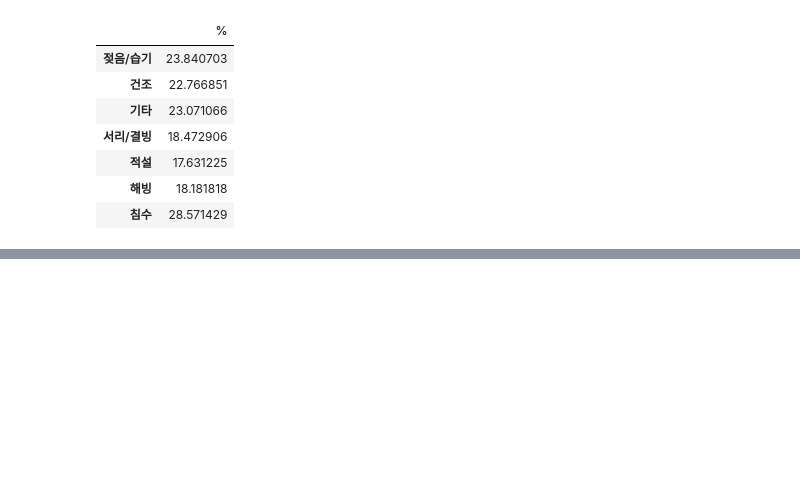
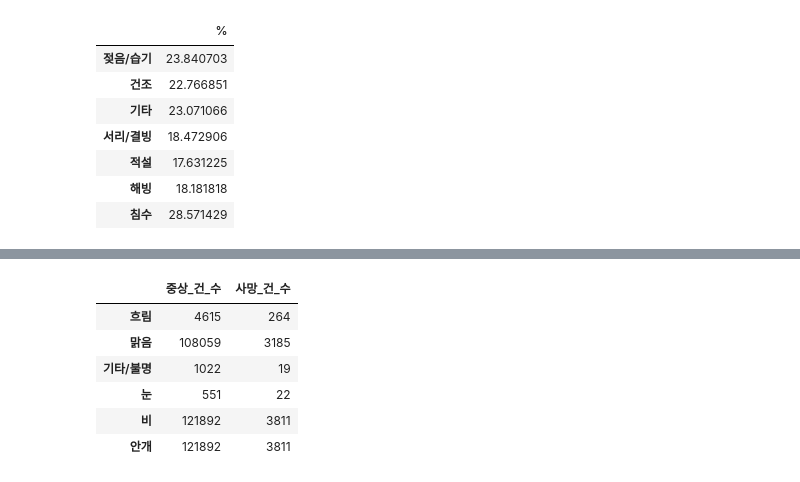
Before and after one commit to jwchoi179/SSU_BDPL_Data_Analysis, a Jupyter notebook: Data_Analysis.ipynb, the cells around one changed output, grey strips where cells are left out. Drawn from its saved outputs; the diff is of its cells as text; code cells hidden in the pictures; blank space fills up the shorter version.

Commit message:
기상상태 업데이트

```diff
--- a/Data_Analysis.ipynb
+++ b/Data_Analysis.ipynb
@@ -419,0 +455,9 @@ cloudy =
+# %%
+rain = cases[cases.기상상태 == '비']
+rain_mid = cases[cases.피해자신체상해정도 == '중상']
+rain_dead = cases[cases.피해자신체상해정도 == '사망']
+
+climate_mid.append(len(rain_mid))
+climate_dead.append(len(rain_dead))
+
+climate_status_cases.append(len(rain))
@@ -419,0 +468,9 @@ cloudy =
+# %%
+fog = cases[cases.기상상태 == '안개']
+fog_mid = cases[cases.피해자신체상해정도 == '중상']
+fog_dead = cases[cases.피해자신체상해정도 == '사망']
+
+climate_mid.append(len(fog_mid))
+climate_dead.append(len(fog_dead))
+
+climate_status_cases.append(len(fog))
@@ -419,0 +485,3 @@ cloudy =
+# %%
+climate_mid_df = pd.DataFrame({"중상_건_수" : climate_mid}, index = climate_status)
+climate_mid_df
@@ -419,0 +496,3 @@ cloudy =
+# %%
+climate_dead_df = pd.DataFrame({"사망_건_수" : climate_dead}, index = climate_status)
+climate_dead_df
@@ -419,0 +507,12 @@ cloudy =
+# %%
+climate_total_df = climate_mid_df
+climate_total_df['사망_건_수'] = climate_dead_df
+climate_total_df
+# %% [output]
+|  | 중상_건_수 | 사망_건_수 |
+| 흐림 | 4615 | 264 |
+| 맑음 | 108059 | 3185 |
+| 기타/불명 | 1022 | 19 |
+| 눈 | 551 | 22 |
+| 비 | 121892 | 3811 |
+| 안개 | 121892 | 3811 |
```
Also changed, not shown: parts of 20 cells of this notebook.
